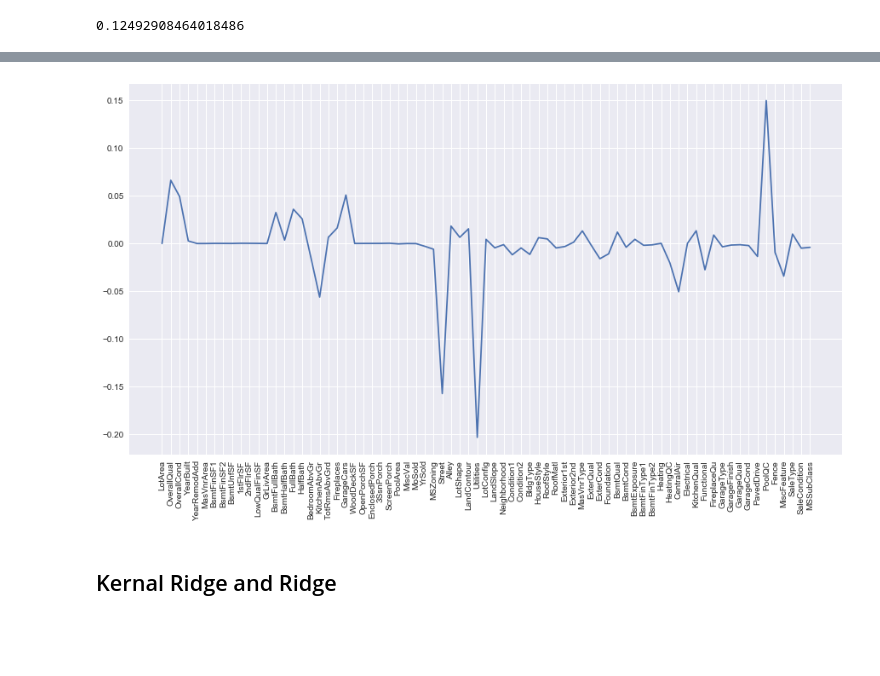
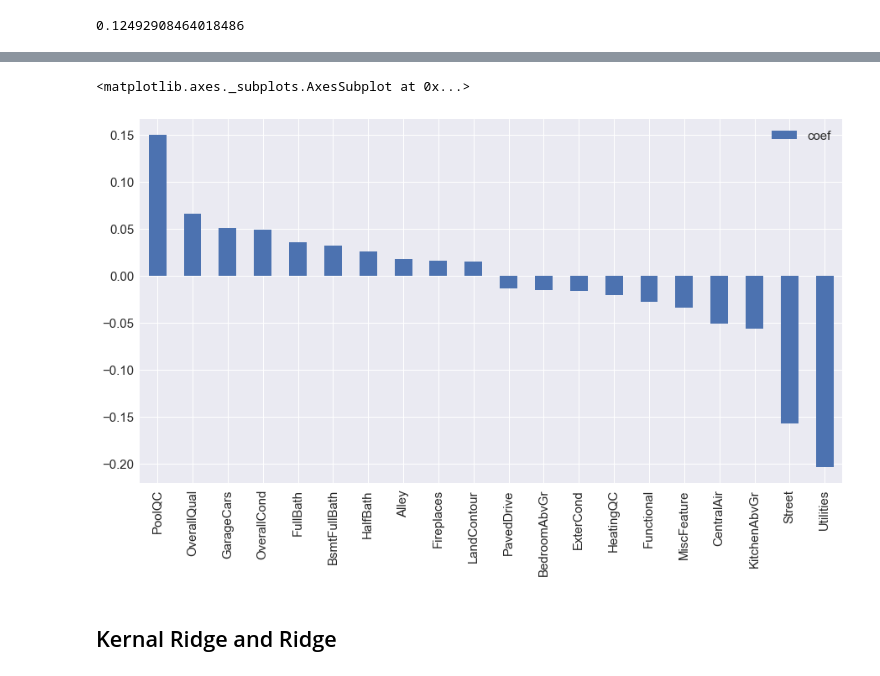
Before and after one commit to xiliang0815/Data-Science-Portfolio, a Jupyter notebook: Kaggle_Competitions/Competition-House_Prices_Regression_Techniques/GLM(Lasso_Ridge_ENet).ipynb, the cells around one changed output, grey strips where cells are left out. Saved outputs shown, nothing was run; the diff lists cells and outputs as text; code cells hidden in the pictures; blank space fills up the shorter version.

```diff
--- a/Kaggle_Competitions/Competition-House_Prices_Regression_Techniques/GLM(Lasso_Ridge_ENet).ipynb
+++ b/Kaggle_Competitions/Competition-House_Prices_Regression_Techniques/GLM(Lasso_Ridge_ENet).ipynb
@@ -75,10 +85,14 @@ lasso_reg = Lasso(alpha= 0.0, random_state=123)
 lasso_coef = lasso_reg.fit(train, train_y).coef_
 # %%
 col_names = train.columns
-# %%
-plt.figure(figsize=(15,8))
-_ = plt.plot(range(len(col_names)), lasso_coef)
-_ = plt.xticks(range(len(col_names)), col_names)
-_ = plt.xticks(rotation = 90)
-# %% [output]
-[figure, removed]
+# %%
+lasso_coef_df = pd.DataFrame({'coef': lasso_coef},index=col_names)
+# %%
+lasso_coef_df = lasso_coef_df.sort_values(by='coef', ascending=False)
+# %%
+plt.rcParams['figure.figsize'] = (15, 8)
+sns.set(font_scale=1.5)
+pd.concat([lasso_coef_df.head(10), lasso_coef_df.tail(10)]).plot(kind = 'bar')
+# %% [output]
+<matplotlib.axes._subplots.AxesSubplot at 0x...>
+[figure, added]
```
Also changed, not shown: parts of 50 cells of this notebook.
